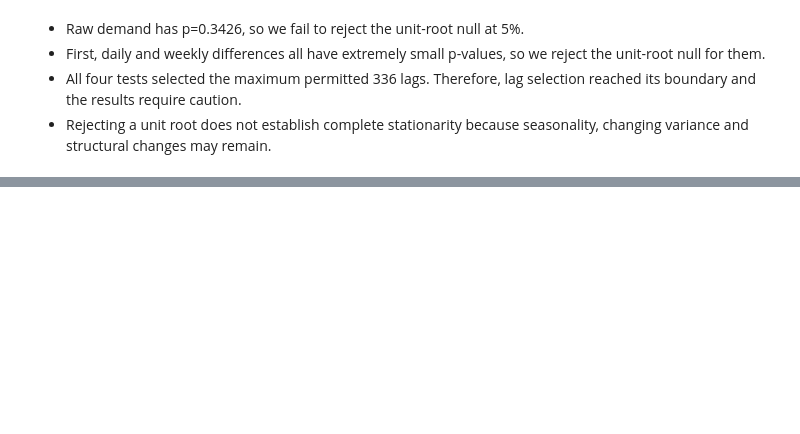
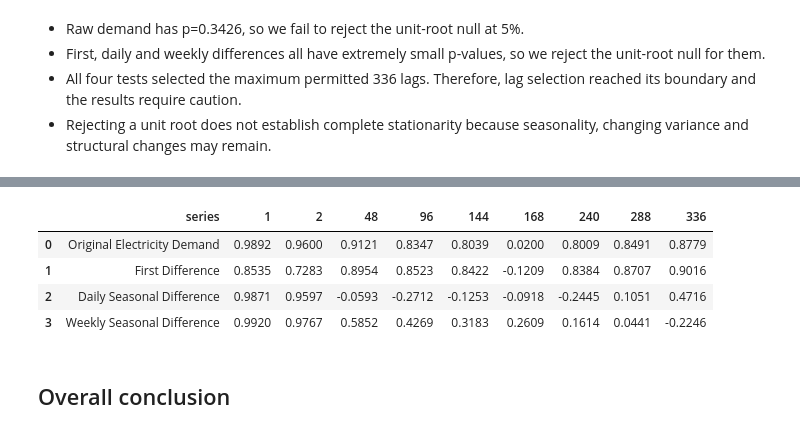
Before and after one commit to Ak62007/Halftime-Effect, a Jupyter notebook: notebooks/05_stationarity_and_spectral_analysis.ipynb, the cells around one changed output, grey strips where cells are left out. Saved outputs shown, nothing was run; the diff lists cells and outputs as text; code cells hidden in the pictures; blank space fills up the shorter version.

```diff
--- a/notebooks/05_stationarity_and_spectral_analysis.ipynb
+++ b/notebooks/05_stationarity_and_spectral_analysis.ipynb
@@ -499,0 +527,24 @@ results
+# %%
+results = []
+
+for (s, s_name) in series:
+    test_res = PhillipsPerron(
+            y=s.dropna(),
+            lags=336,
+            trend='c',
+            test_type='tau'
+        )
+
+    result = {
+        'Series name': s_name,
+        'pp statistic': test_res.stat,
+        'p-value': test_res.pvalue,
+        'Newey–West bandwidth (lags)': test_res.lags,
+        # 'Number of observations used': test_res.nobs,
+        '1% critical value': test_res.critical_values['1%'],
+        '5% critical value': test_res.critical_values['5%'],
+        '10% critical value': test_res.critical_values['10%'],
+        'Decision at 5%': 'Reject the unit-root null' if test_res.pvalue < 0.05 else 'Fail to reject the unit-root null'
+    }
+
+    results.append(result)
@@ -499,0 +647,28 @@ results
+# %%
+from collections import defaultdict
+acf_df = defaultdict(list)
+
+key_lags = [1, 2, 48, 96, 144, 168, 240, 288, 336]
+
+for s, s_name in series:
+    acf_vals = acf(
+        x=s.dropna(),
+        nlags=336,
+        fft=True,
+        alpha=0.05,
+    )[0]
+    acf_df['series'].append(s_name)
+    for lag in key_lags:
+        acf_df[f'{lag}'].append(round(acf_vals[lag], 4))
+
+
+acf_df = pd.DataFrame(acf_df)
+acf_df.head()
+# %% [output]
+|  | series | 1 | 2 | 48 | 96 | 144 | 168 | 240 | 288 | 336 |
+| 0 | Original Electricity Demand | 0.9892 | 0.9600 | 0.9121 | 0.8347 | 0.8039 | 0.0200 | 0.8009 | 0.8491 | 0.8779 |
+| 1 | First Difference | 0.8535 | 0.7283 | 0.8954 | 0.8523 | 0.8422 | -0.1209 | 0.8384 | 0.8707 | 0.9016 |
+| 2 | Daily Seasonal Difference | 0.9871 | 0.9597 | -0.0593 | -0.2712 | -0.1253 | -0.0918 | -0.2445 | 0.1051 | 0.4716 |
+| 3 | Weekly Seasonal Difference | 0.9920 | 0.9767 | 0.5852 | 0.4269 | 0.3183 | 0.2609 | 0.1614 | 0.0441 | -0.2246 |
+# %% [markdown]
+## Overall conclusion
```
Also changed, not shown: parts of 15 cells of this notebook.
